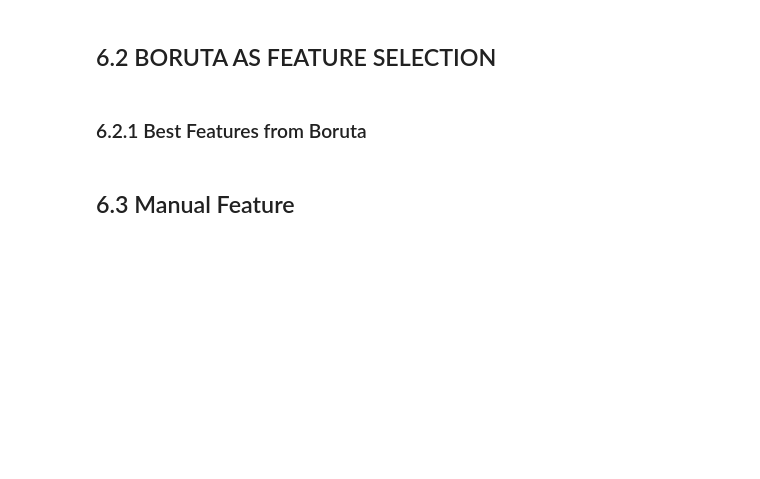
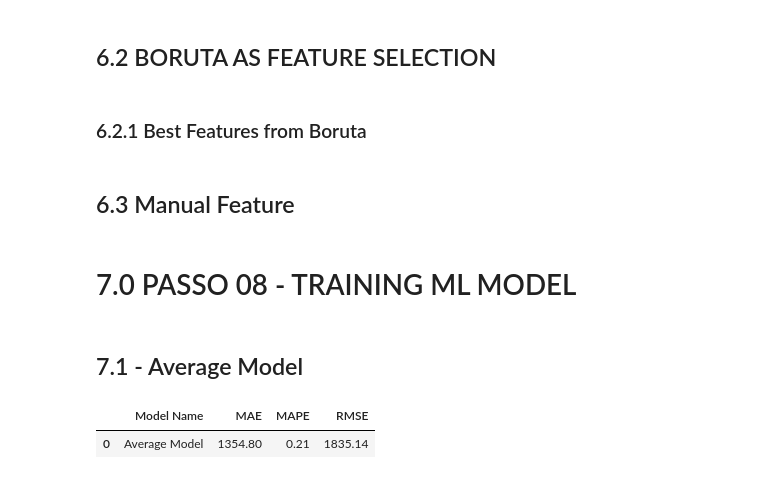
Before and after one commit to kevincirne/ds_em_producao, a Jupyter notebook: m06_v01_store_sales_prediction.ipynb, the cells around one changed output. Cells and saved outputs as stored; diff of their text form; code cells hidden in the pictures; blank space fills up the shorter version.

Commit message:
End of Linear Models

```diff
--- a/m06_v01_store_sales_prediction.ipynb
+++ b/m06_v01_store_sales_prediction.ipynb
@@ -781,17 +783,17 @@ Timestamp('2015-06-19 00:00:00')
 # %%
 # X TRAIN
 X_train = df6[df6['date'] < '2015-06-19']
-Y_train = X_train['sales']
+y_train = X_train['sales']
 
 # Y TEST
-x_test = df6[df6['date'] >= '2015-06-19']
-y_test = x_test['sales']
+X_test = df6[df6['date'] >= '2015-06-19']
+y_test = X_test['sales']
 
 print('Train Min Date: {}' .format(X_train['date'].min()))
 print('Train Max Date: {}' .format(X_train['date'].max()))
 
-print('\nTest Min Date: {}' .format(x_test['date'].min()))
-print('Test Max Date: {}' .format(x_test['date'].max()))
+print('\nTest Min Date: {}' .format(X_test['date'].min()))
+print('Test Max Date: {}' .format(X_test['date'].max()))
 # %% [output]
 Train Min Date: 2013-01-01 00:00:00
 Train Max Date: 2015-06-18 00:00:00
@@ -854,0 +855,2 @@ cols_selected_boruta_full.extend( feat_to_add )
+# %% [markdown]
+# 7.0 PASSO 08 - TRAINING ML MODEL
@@ -854,0 +863,24 @@ cols_selected_boruta_full.extend( feat_to_add )
+# %% [markdown]
+## 7.1 - Average Model
+# %%
+def ml_error (model_name, y, yhat):
+    mae= mean_absolute_error(y, yhat)
+    mape= mean_absolute_percentage_error(y,yhat)
+    rmse= np.sqrt( mean_squared_error(y,yhat))
+
+    return pd.DataFrame({'Model Name': model_name, 'MAE': mae, 'MAPE': mape, 'RMSE':rmse}, index=[0])
+# %%
+aux1 = X_test.copy()
+aux1['sales'] = y_test.copy()
+
+#Predictions
+aux2 = aux1[['store', 'sales']]. groupby('store').mean().reset_index().rename(columns = {'sales':'predictions'})
+aux1 = pd.merge(aux1, aux2, how='left', on='store')
+yhat_baseline = aux1['predictions']
+
+#Perfomance
+baseline_result = ml_error('Average Model', np.expm1(y_test), np.expm1(yhat_baseline))
+baseline_result
+# %% [output]
+|  | Model Name | MAE | MAPE | RMSE |
+| 0 | Average Model | 1354.80 | 0.21 | 1835.14 |
```
Also changed, not shown: parts of 10 cells of this notebook.
